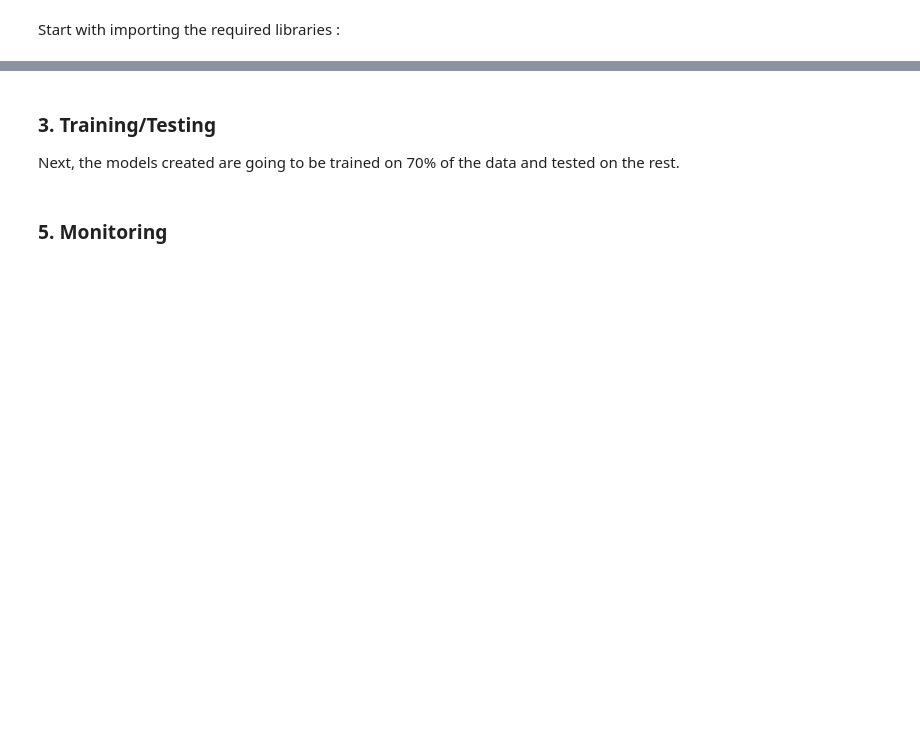
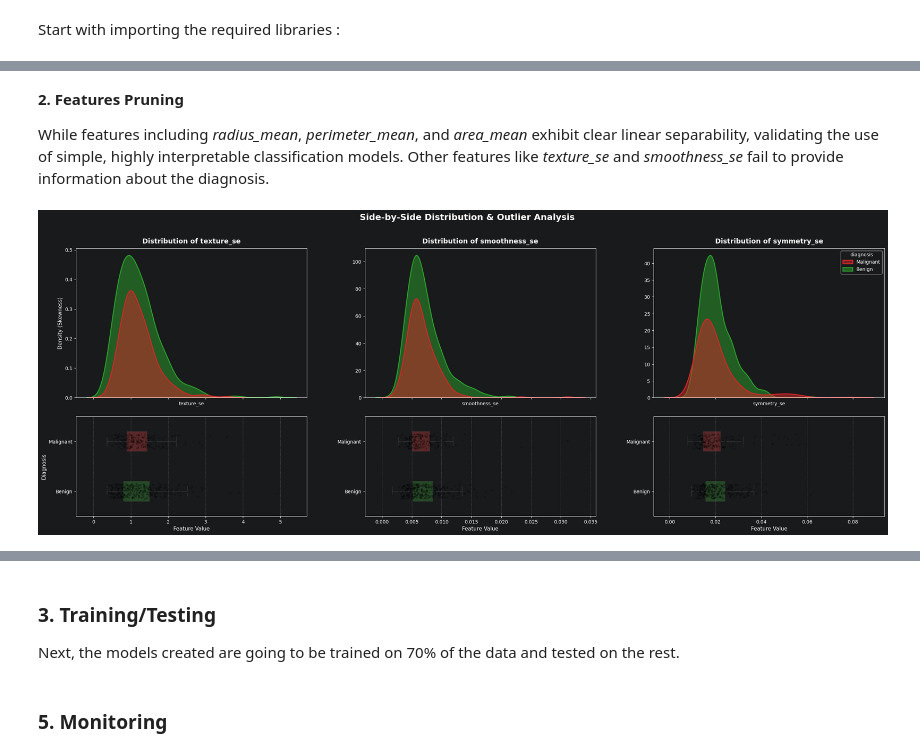
Before and after one commit to Alianger18/Projects_Portfolio, a Jupyter notebook: Project - Breast Cancer Detection/notebooks/model_creation.ipynb, the cells around one changed output, grey strips where cells are left out. Drawn from its saved outputs; the diff is of its cells as text; code cells hidden in the pictures; blank space fills up the shorter version.

```diff
--- a/Project - Breast Cancer Detection/notebooks/model_creation.ipynb
+++ b/Project - Breast Cancer Detection/notebooks/model_creation.ipynb
@@ -63,0 +264,60 @@ Subsequently, the following models are chosen to become our model :
+# %% [markdown]
+**2. Features Pruning**
+
+While features including *radius_mean*, *perimeter_mean*, and *area_mean* exhibit clear linear separability, validating the use of simple, highly interpretable classification models. Other features like *texture_se* and *smoothness_se* fail to provide information about the diagnosis.
+# %%
+# Define the list of features you want to plot
+features_to_plot = ['texture_se', 'smoothness_se', 'symmetry_se']
+
+# Temporarily map the diagnosis column for clean legend and axis titles
+data_mapped = data.copy()
+data_mapped['diagnosis'] = data_mapped['diagnosis'].map({'M': 'Malignant', 'B': 'Benign'})
+
+# Create a master figure layout (2 rows for KDE/Box, 3 columns for the 3 features)
+fig = plt.figure(figsize=(30, 10))
+gs = fig.add_gridspec(2, 3, height_ratios=[0.6, 0.4], hspace=0.15, wspace=0.25)
+
+# Generate the subplots dynamically inside the grid
+for i, feature in enumerate(features_to_plot):
+    # Allocate top and bottom axes for the current column
+    ax_kde = fig.add_subplot(gs[0, i])
+    ax_box = fig.add_subplot(gs[1, i], sharex=ax_kde) # sharex links the X-axes
+
+    # --- 1. The "Cloud" (Density Plot to show Skewness) ---
+    sns.kdeplot(
+        data=data_mapped, x=feature, hue='diagnosis',
+        hue_order=['Malignant', 'Benign'],
+        fill=True, alpha=0.5, linewidth=2, ax=ax_kde,
+        palette={'Benign': '#2ca02c', 'Malignant': '#d62728'},
+        legend=(i == 2) # Only show the legend on the very last column to avoid clutter
+    )
+    ax_kde.set_title(f'Distribution of {feature}', fontsize=14, pad=10, fontweight='bold')
+    ax_kde.set_ylabel('Density (Skewness)' if i == 0 else '', fontsize=11) # Y-label only on leftmost plot
+    ax_kde.tick_params(labelbottom=False) # Hide X-ticks on the top row since they share X
+
+    # --- 2. The "Umbrella & Rain" (Boxplot + Strip Plot for Outliers) ---
+    sns.boxplot(
+        data=data_mapped, x=feature, y='diagnosis',
+        order=['Malignant', 'Benign'],
+        width=0.4, fliersize=0,
+        ax=ax_box, palette={'Benign': '#2ca02c', 'Malignant': '#d62728'},
+        boxprops=dict(alpha=0.4)
+    )
+
+    # Overlay the actual data points
+    sns.stripplot(
+        data=data_mapped, x=feature, y='diagnosis',
+        order=['Malignant', 'Benign'],
+        size=3.5, color="black", alpha=0.25, jitter=0.15, ax=ax_box
+    )
+
+    ax_box.set_xlabel(f'Feature Value', fontsize=11)
+    ax_box.set_ylabel('Diagnosis' if i == 0 else '', fontsize=11) # Y-label only on leftmost plot
+    ax_box.grid(axis='x', linestyle='--', alpha=0.5)
+
+# Add a grand title for the entire dashboard layout
+fig.suptitle('Side-by-Side Distribution & Outlier Analysis', fontsize=18, weight='bold', y=0.98)
+
+plt.show()
+# %% [output]
+[figure, added]
```
Also changed, not shown: parts of 37 cells of this notebook.
